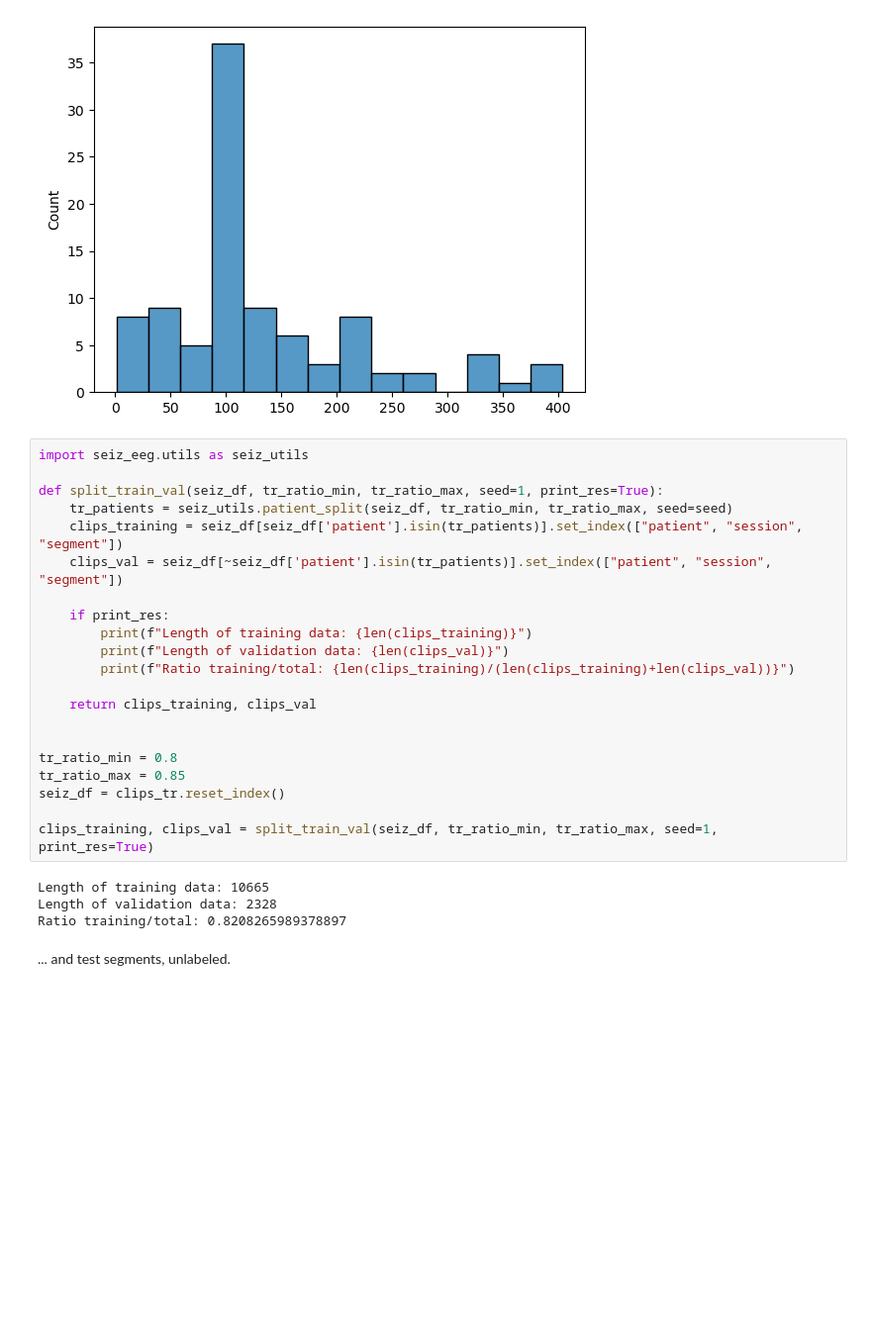
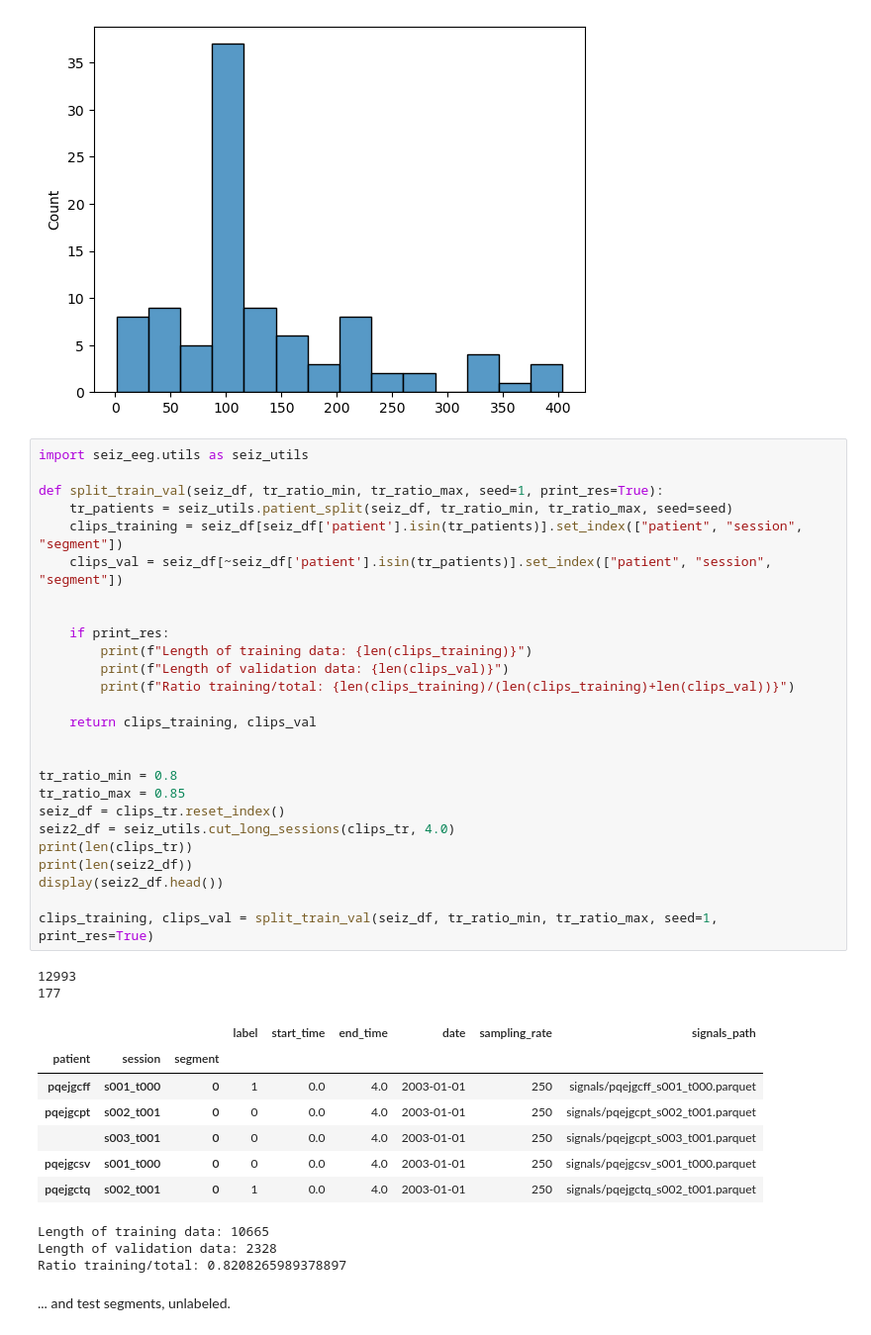
Before and after one commit to JohnTomasTaylor/NetworkMLGroup14, a Jupyter notebook: baselines.ipynb, the cells around one changed output. Shown at 99% size. Drawn from its saved outputs; the diff is of its cells as text; blank space fills up the shorter version.

```diff
--- a/baselines.ipynb
+++ b/baselines.ipynb
@@ -74,27 +74,41 @@ sns.histplot(nb_segments_per_patient)
 # %%
 import seiz_eeg.utils as seiz_utils
 
 def split_train_val(seiz_df, tr_ratio_min, tr_ratio_max, seed=1, print_res=True):
     tr_patients = seiz_utils.patient_split(seiz_df, tr_ratio_min, tr_ratio_max, seed=seed)
     clips_training = seiz_df[seiz_df['patient'].isin(tr_patients)].set_index(["patient", "session", "segment"])
     clips_val = seiz_df[~seiz_df['patient'].isin(tr_patients)].set_index(["patient", "session", "segment"])
+
 
     if print_res:
         print(f"Length of training data: {len(clips_training)}")
         print(f"Length of validation data: {len(clips_val)}")
         print(f"Ratio training/total: {len(clips_training)/(len(clips_training)+len(clips_val))}")
 
     return clips_training, clips_val
 
 
 tr_ratio_min = 0.8
 tr_ratio_max = 0.85
 seiz_df = clips_tr.reset_index()
+seiz2_df = seiz_utils.cut_long_sessions(clips_tr, 4.0)
+print(len(clips_tr))
+print(len(seiz2_df))
+display(seiz2_df.head())
 
 clips_training, clips_val = split_train_val(seiz_df, tr_ratio_min, tr_ratio_max, seed=1, print_res=True)
 # %% [output]
-Length of training data: 10665
-Length of validation data: 2328
-Ratio training/total: 0.8208265989378897
+12993
+177
+|  |  |  | label | start_time | end_time | date | sampling_rate | signals_path |
+| patient | session | segment |  |  |  |  |  |  |
+| pqejgcff | s001_t000 | 0 | 1 | 0.0 | 4.0 | 2003-01-01 | 250 | signals/pqejgcff_s001_t000.parquet |
+| pqejgcpt | s002_t001 | 0 | 0 | 0.0 | 4.0 | 2003-01-01 | 250 | signals/pqejgcpt_s002_t001.parquet |
+|  | s003_t001 | 0 | 0 | 0.0 | 4.0 | 2003-01-01 | 250 | signals/pqejgcpt_s003_t001.parquet |
+| pqejgcsv | s001_t000 | 0 | 0 | 0.0 | 4.0 | 2003-01-01 | 250 | signals/pqejgcsv_s001_t000.parquet |
+| pqejgctq | s002_t001 | 0 | 1 | 0.0 | 4.0 | 2003-01-01 | 250 | signals/pqejgctq_s002_t001.parquet |
+Length of training data: 10665
+Length of validation data: 2328
+Ratio training/total: 0.8208265989378897
 # %% [markdown]
 ... and test segments, unlabeled.
```
Also changed, not shown: parts of 20 cells of this notebook.
